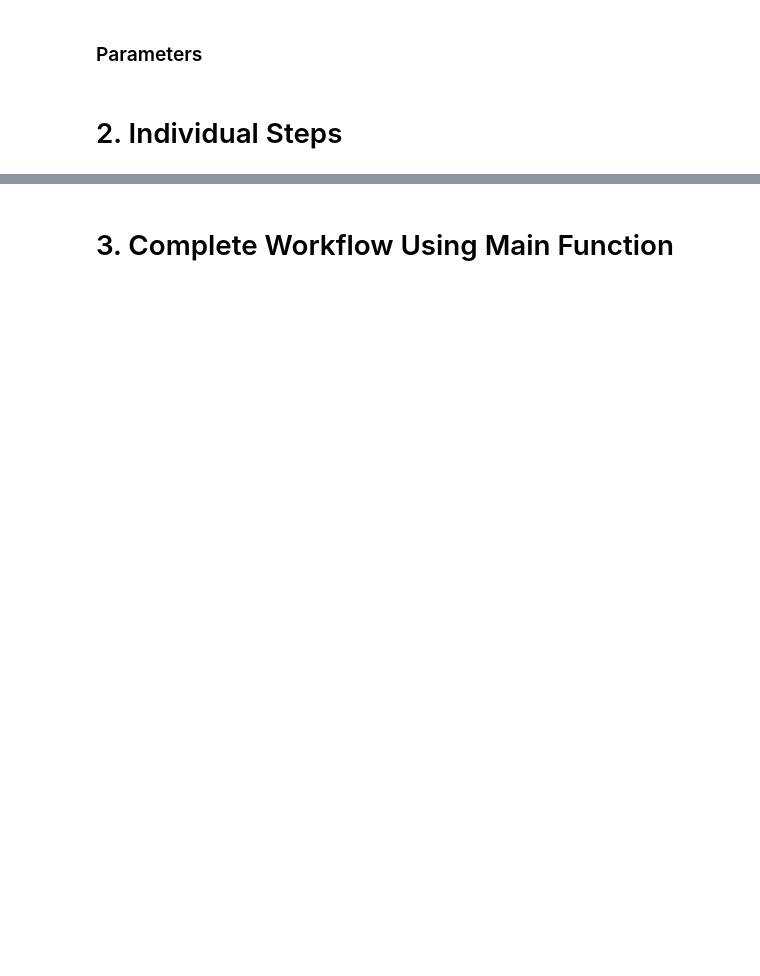
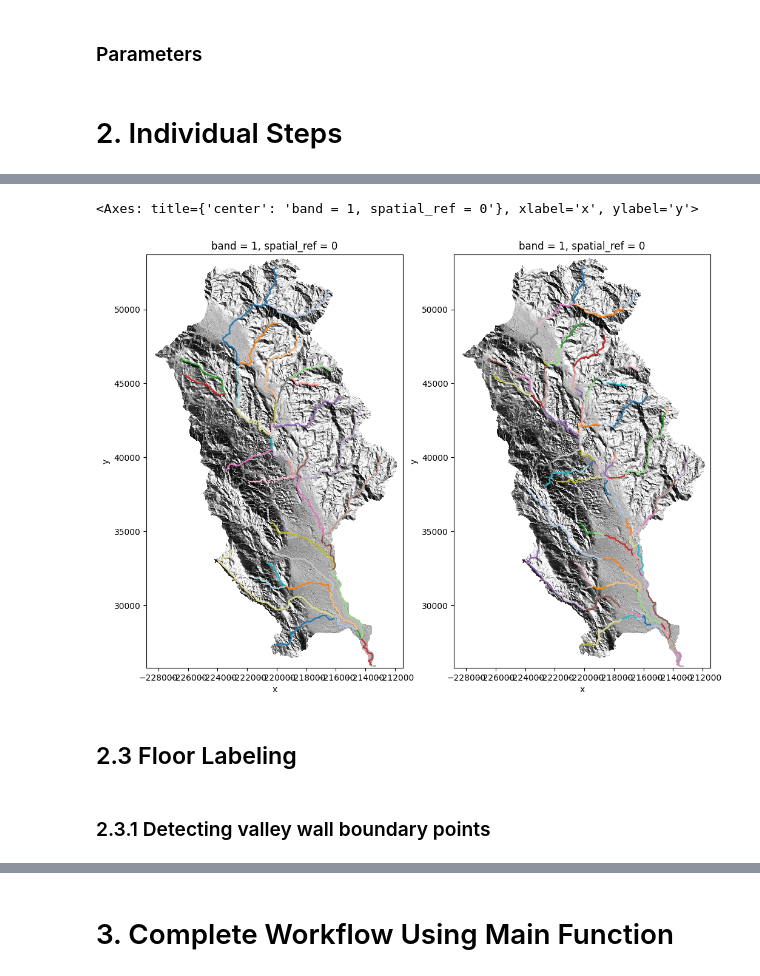
Before and after one commit to avkoehl/valleyx, a Jupyter notebook: examples/valley_extraction.ipynb, the cells around one changed output, grey strips where cells are left out. Saved outputs shown, nothing was run; the diff lists cells and outputs as text; code cells hidden in the pictures; blank space fills up the shorter version.

```diff
--- a/examples/valley_extraction.ipynb
+++ b/examples/valley_extraction.ipynb
@@ -21,0 +166,19 @@
+# %%
+flowlines_reaches, dataset = delineate_reaches(dataset, flowlines, wbt, hand_threshold=cfg.hand_threshold, spacing = cfg.spacing, minsize=cfg.minsize, window=cfg.window)
+# %%
+# visualize results
+colors_r = [plt.cm.tab20(i % 20) for i in range(len(flowlines_reaches))]
+colors = [plt.cm.tab20(i % 20) for i in range(len(flowlines))]
+
+fig, axs = plt.subplots(1,2, figsize=(12,12))
+hillshade.plot(ax=axs[0], cmap='grey', add_colorbar=False)
+flowlines.plot(ax=axs[0], colors=colors_r)
+hillshade.plot(ax=axs[1], cmap='grey', add_colorbar=False)
+flowlines_reaches.plot(ax=axs[1], colors=colors_r)
+# %% [output]
+<Axes: title={'center': 'band = 1, spatial_ref = 0'}, xlabel='x', ylabel='y'>
+[figure, added]
+# %% [markdown]
+## 2.3 Floor Labeling
+# %% [markdown]
+### 2.3.1 Detecting valley wall boundary points
```
Also changed, not shown: parts of 22 cells of this notebook, 6 other files.
